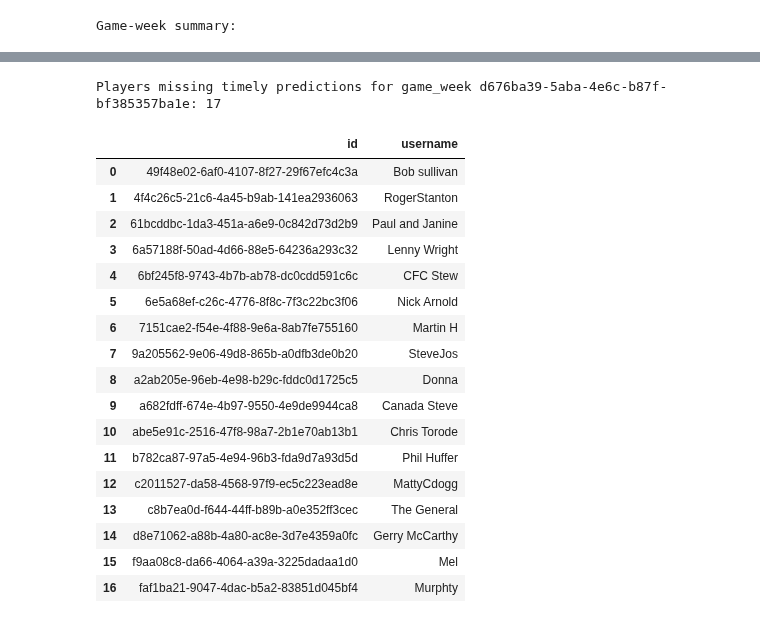
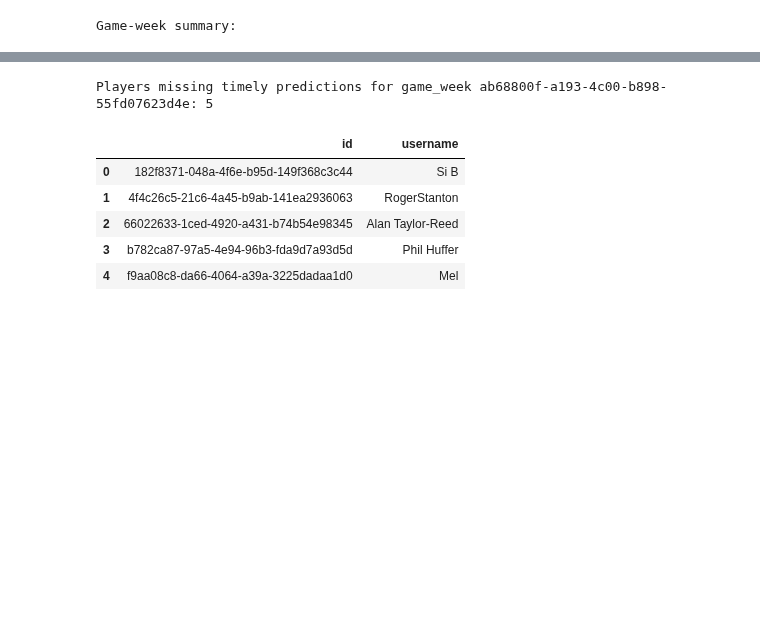
Before and after one commit to Gavin-Persad/predictions_data, a Jupyter notebook: Notebooks/not_yet_entered.ipynb, the cells around one changed output, grey strips where cells are left out. Saved outputs shown, nothing was run; the diff lists cells and outputs as text; code cells hidden in the pictures; blank space fills up the shorter version.

```diff
--- a/Notebooks/not_yet_entered.ipynb
+++ b/Notebooks/not_yet_entered.ipynb
@@ -4,9 +4,9 @@ from pathlib import Path
 
 paths = {
     'profiles': Path('../CSV/13.08.2026/profiles_rows.csv'),
-    'predictions': Path('../CSV/13.08.2026/predictions_rows.csv'),
-    'fixtures': Path('../CSV/13.08.2026/fixtures_rows.csv'),
-    'game_weeks': Path('../CSV/13.08.2026/game_weeks_rows.csv'),
+    'predictions': Path('../CSV/11.09.2026/predictions_rows.csv'),
+    'fixtures': Path('../CSV/11.09.2026/fixtures_rows.csv'),
+    'game_weeks': Path('../CSV/11.09.2026/game_weeks_rows.csv'),
     'season_players': Path('../CSV/13.08.2026/season_players_rows.csv'),
 }
 
@@ -109,7 +109,7 @@ merged_diag columns: ['id', 'user_id', 'fixture_id', 'home_prediction', 'away_pr
 # %%
 # Tidy game-week summary + missing-players table
 # Set a target game_week id (or leave placeholder to auto-select the first available id)
-targeted_game_week = 'd676ba39-5aba-4e6c-b87f-bf385357ba1e'
+targeted_game_week = 'ab68800f-a193-4c00-b898-55fd07623d4e'
 if 'XXXX' in str(targeted_game_week) or str(targeted_game_week).strip() == '':
     if not game_weeks.empty and 'id' in game_weeks.columns:
         targeted_game_week = game_weeks['id'].astype(str).iat[0]
@@ -172,19 +172,7 @@ Game-week summary:
-Players missing timely predictions for game_week d676ba39-5aba-4e6c-b87f-bf385357ba1e: 17
+Players missing timely predictions for game_week ab68800f-a193-4c00-b898-55fd07623d4e: 5
 |  | id | username |
-| 0 | 49f48e02-6af0-4107-8f27-29f67efc4c3a | Bob sullivan |
+| 0 | 182f8371-048a-4f6e-b95d-149f368c3c44 | Si B |
 | 1 | 4f4c26c5-21c6-4a45-b9ab-141ea2936063 | RogerStanton |
-| 2 | 61bcddbc-1da3-451a-a6e9-0c842d73d2b9 | Paul and Janine |
-| 3 | 6a57188f-50ad-4d66-88e5-64236a293c32 | Lenny Wright |
-| 4 | 6bf245f8-9743-4b7b-ab78-dc0cdd591c6c | CFC Stew |
-| 5 | 6e5a68ef-c26c-4776-8f8c-7f3c22bc3f06 | Nick Arnold |
-| 6 | 7151cae2-f54e-4f88-9e6a-8ab7fe755160 | Martin H |
-| 7 | 9a205562-9e06-49d8-865b-a0dfb3de0b20 | SteveJos |
-| 8 | a2ab205e-96eb-4e98-b29c-fddc0d1725c5 | Donna |
-| 9 | a682fdff-674e-4b97-9550-4e9de9944ca8 | Canada Steve |
-| 10 | abe5e91c-2516-47f8-98a7-2b1e70ab13b1 | Chris Torode |
-| 11 | b782ca87-97a5-4e94-96b3-fda9d7a93d5d | Phil Huffer |
-| 12 | c2011527-da58-4568-97f9-ec5c223ead8e | MattyCdogg |
-| 13 | c8b7ea0d-f644-44ff-b89b-a0e352ff3cec | The General |
-| 14 | d8e71062-a88b-4a80-ac8e-3d7e4359a0fc | Gerry McCarthy |
-| 15 | f9aa08c8-da66-4064-a39a-3225dadaa1d0 | Mel |
-| 16 | faf1ba21-9047-4dac-b5a2-83851d045bf4 | Murphty |
+| 2 | 66022633-1ced-4920-a431-b74b54e98345 | Alan Taylor-Reed |
+| 3 | b782ca87-97a5-4e94-96b3-fda9d7a93d5d | Phil Huffer |
+| 4 | f9aa08c8-da66-4064-a39a-3225dadaa1d0 | Mel |
```
Also changed, not shown: parts of 4 cells of this notebook, 11 other files.
